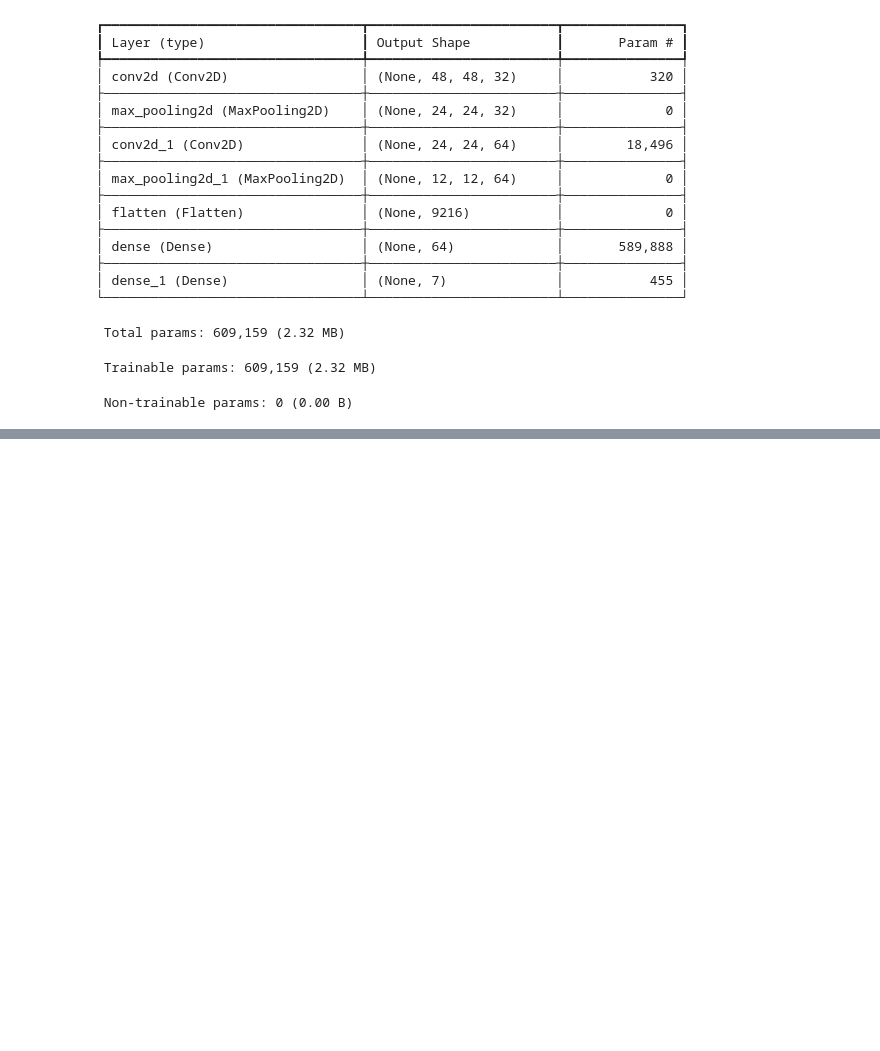
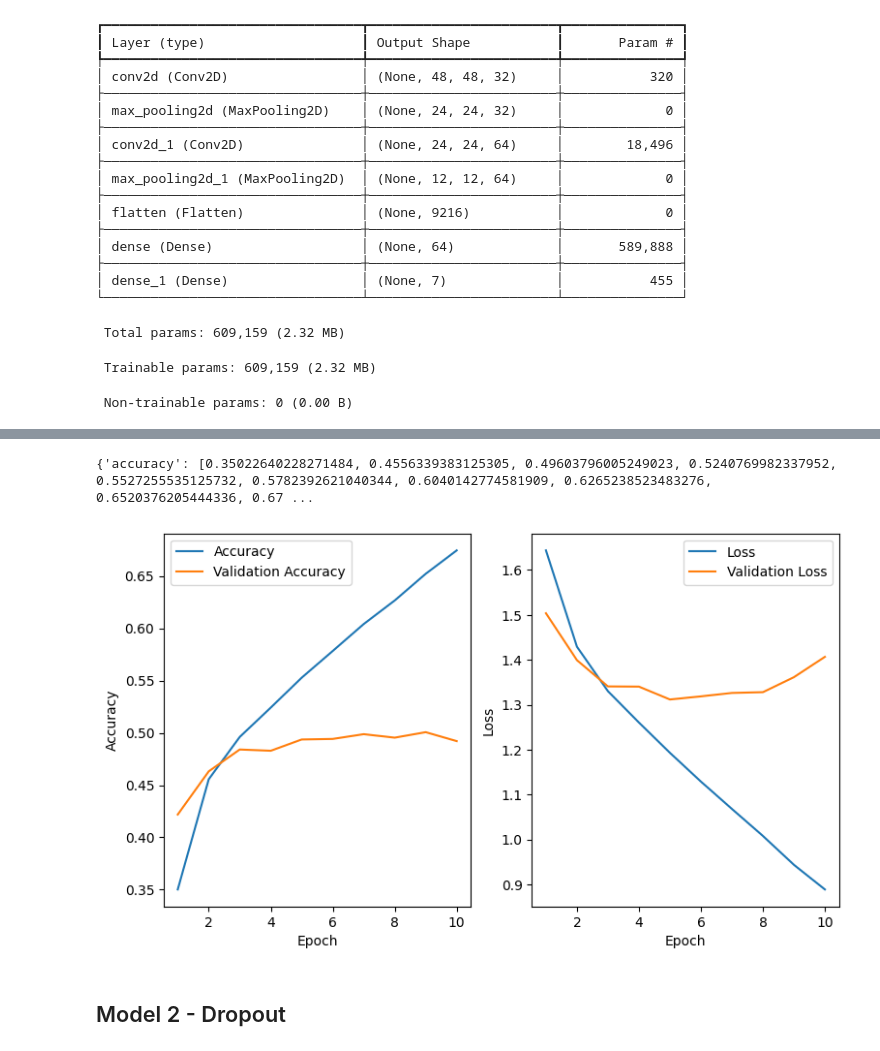
Before and after one commit to markusgunnar/Deep-Learning-Indiv-Exam, a Jupyter notebook: report.ipynb, the cells around one changed output, grey strips where cells are left out. Drawn from its saved outputs; the diff is of its cells as text; code cells hidden in the pictures; blank space fills up the shorter version.

Commit message:
Second model, dropout

```diff
--- a/report.ipynb
+++ b/report.ipynb
@@ -148,6 +140,6 @@ model.compile(
 history = model.fit(
     train_ds,
     validation_data=val_ds,
-    epochs=5
+    epochs=10
 )
 # %% [output]
@@ -163,0 +166,10 @@ Epoch 5/5
+# %%
+print(history.history)
+# %% [output]
+{'accuracy': [0.35022640228271484, 0.4556339383125305, 0.49603796005249023, 0.5240769982337952, 0.5527255535125732, 0.5782392621040344, 0.6040142774581909, 0.6265238523483276, 0.6520376205444336, 0.67 ...
+# %%
+plot_history_data(history.history, "Model 1 - No Regularization")
+# %% [output]
+[figure, added]
+# %% [markdown]
+## Model 2 - Dropout
```
Also changed, not shown: parts of 9 cells of this notebook, 2 other files.
